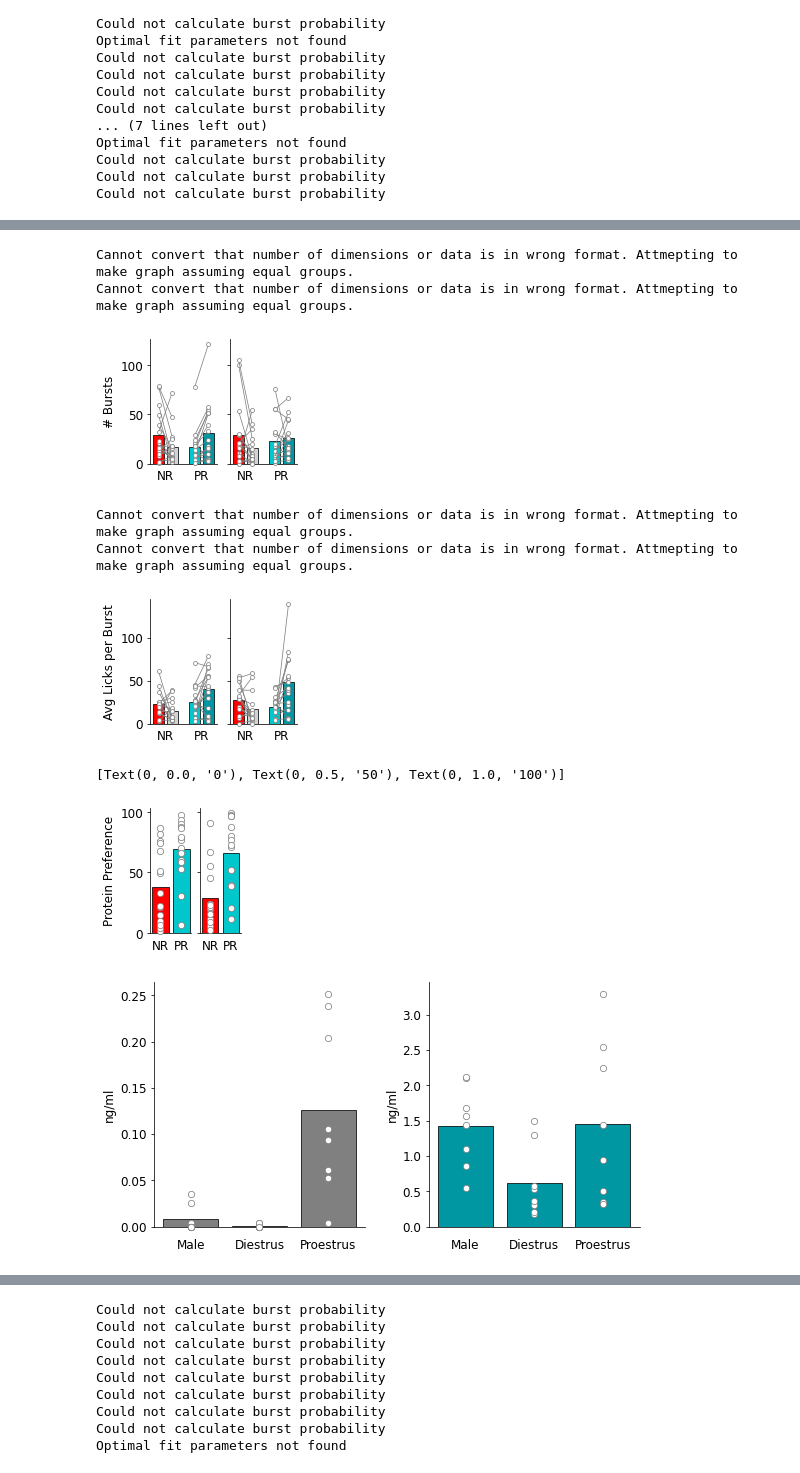
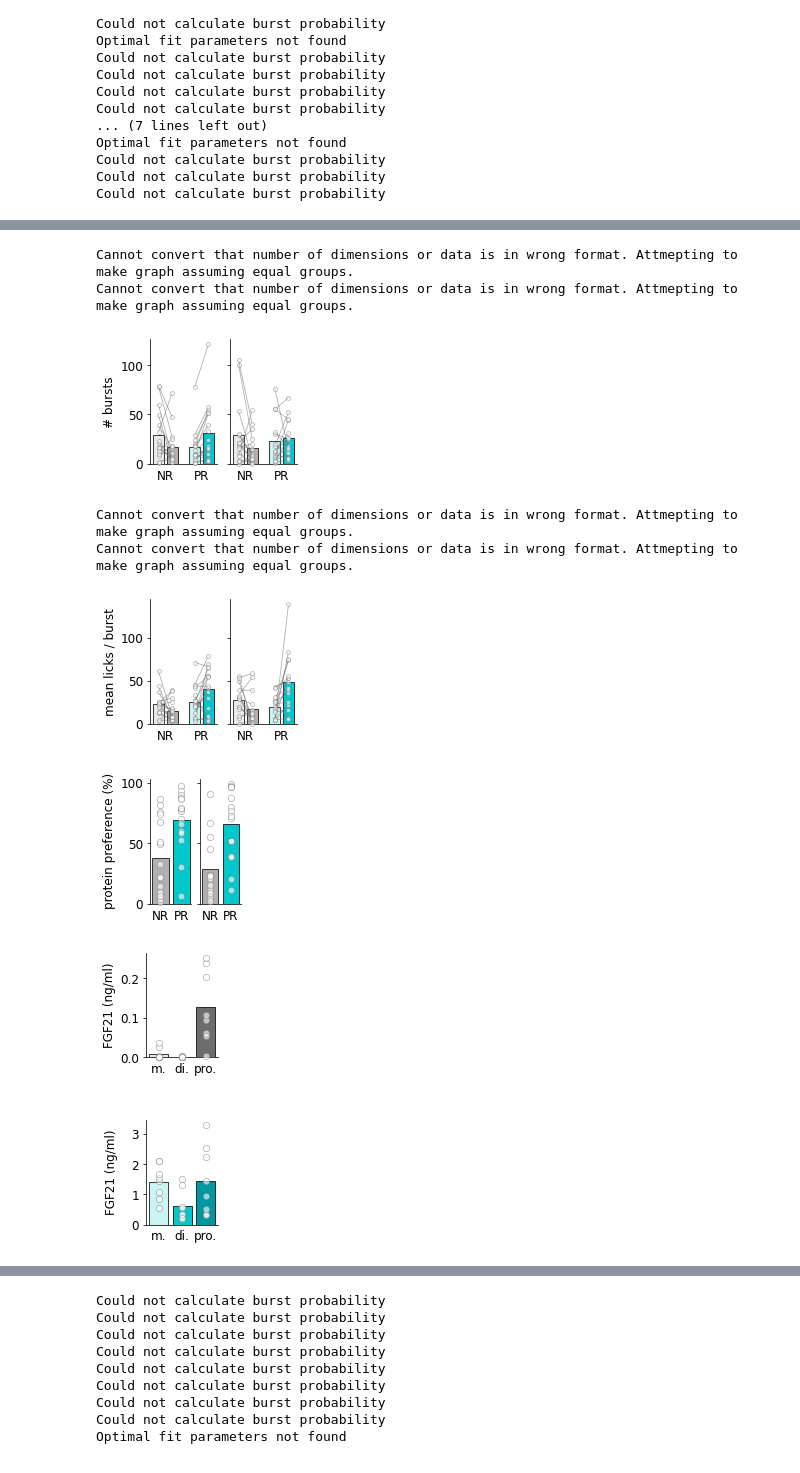
Before and after one commit to linneavolcko/ARP, a Jupyter notebook: src/ARP Paper Figures.ipynb, the cells around one changed output, grey strips where cells are left out. Saved outputs shown, nothing was run; the diff lists cells and outputs as text; code cells hidden in the pictures.

```diff
--- a/src/ARP Paper Figures.ipynb
+++ b/src/ARP Paper Figures.ipynb
@@ -15,10 +16,13 @@ df4 = pd.read_excel(excel_file, "FGF21")
 # %%
 colors_NR1 = "#EAEAEA"
 colors_NR2 = "#B0B0B1"
-colors_PR1 = "#00C7CC"
-colors_PR2 = "#0097A3"
+colors_NR3 = "#6D6D6D"
 
-colors_lines = "#7B7B7B"
+colors_PR1 = "#CCF3F4"
+colors_PR2 = "#00C7CC"
+colors_PR3 = "#0097A3"
+
+colors_lines = "#6e6e6e"
 
 scattersize = 40
 # %%
@@ -524,6 +769,8 @@ tp.barscatter([[Pref_NR_F_Malt["burst number"], Pref_NR_F_Cas["burst number"]],
               barfacecolor=[colors_NR1, colors_NR2, colors_PR1, colors_PR2],
               barfacecoloroption="individual",
               scattersize=scattersize,
+              scatteralpha=0.6,
+              scatterlinecolor= colors_lines,
               linewidth=0.75,
               ax=ax[0])
 
@@ -535,22 +782,24 @@ tp.barscatter([[remove_nans(Pref_NR_M_Malt["burst number"]), remove_nans(Pref_NR
               barfacecolor=[colors_NR1, colors_NR2, colors_PR1, colors_PR2],
               barfacecoloroption="individual",
               scattersize=scattersize,
+              scatteralpha=0.6,
+              scatterlinecolor= colors_lines,
               linewidth=0.75,
               ax=ax[1])
 
 
-ax[0].set_ylabel("# Bursts", fontsize = 12)
+ax[0].set_ylabel("# bursts", fontsize = 12)
 ax[0].tick_params(axis='y', labelsize=12)
 
 #ax[0].set_title("Female Mice")
 #ax[1].set_title("Male Mice")
 #f.suptitle("Preference Test Burst Number", fontsize = 20)
 
-f.savefig("..//output//preference_BN.eps")
+f.savefig("..//output//preference_BN.pdf")
 # %% [output]
 Cannot convert that number of dimensions or data is in wrong format. Attmepting to make graph assuming equal groups.
 Cannot convert that number of dimensions or data is in wrong format. Attmepting to make graph assuming equal groups.
-[figure, old version]
+[figure, new version]
 # %%
 
 f,ax=plt.subplots(figsize=(3.4,2.3), ncols=2, sharey=True, gridspec_kw={"left": 0.3})
@@ -562,6 +811,8 @@ tp.barscatter([[Pref_NR_F_Malt["burst size"], Pref_NR_F_Cas["burst size"]], [Pre
               barfacecolor=[colors_NR1, colors_NR2, colors_PR1, colors_PR2],
               barfacecoloroption="individual",
               scattersize=scattersize,
+              scatteralpha=0.6,
+              scatterlinecolor= colors_lines,
               linewidth=0.75,
               ax=ax[0])
 
@@ -573,22 +824,24 @@ tp.barscatter([[remove_nans(Pref_NR_M_Malt["burst size"]), remove_nans(Pref_NR_M
               barfacecolor=[colors_NR1, colors_NR2, colors_PR1, colors_PR2],
               barfacecoloroption="individual",
               scattersize=scattersize,
+              scatteralpha=0.6,
+              scatterlinecolor= colors_lines,
               linewidth=0.75,
               ax=ax[1])
 
 
-ax[0].set_ylabel("Avg Licks per Burst", fontsize = 12)
+ax[0].set_ylabel("mean licks / burst", fontsize = 12)
 ax[0].tick_params(axis='y', labelsize=12)
 
 #ax[0].set_title("Female Mice")
 #ax[1].set_title("Male Mice")
 #f.suptitle("Preference Test Burst Size", fontsize = 20)
 
-f.savefig("..//output//preference_BS.eps")
+f.savefig("..//output//preference_BS.pdf")
 # %% [output]
 Cannot convert that number of dimensions or data is in wrong format. Attmepting to make graph assuming equal groups.
 Cannot convert that number of dimensions or data is in wrong format. Attmepting to make graph assuming equal groups.
-[figure, old version]
+[figure, new version]
 # %%
 total_licks_NR_Male = []
 total_licks_NR_Female = []
@@ -617,8 +870,9 @@ f,ax=plt.subplots(figsize=(2.3,2.3), ncols=2, sharey=True, gridspec_kw={"left":
 tp.barscatter([PP_NR_Female, PP_PR_Female],
               grouplabel= ["NR", "PR"],
               xfontsize = 12,
-              barfacecolor=[colors_NR1, colors_PR1],
+              barfacecolor=[colors_NR2, colors_PR2],
               barfacecoloroption="individual",
+              scatteralpha=0.6,
               scattersize=scattersize,
               linewidth=0.75,
               ax=ax[0])
@@ -626,14 +880,15 @@ tp.barscatter([PP_NR_Female, PP_PR_Female],
 tp.barscatter([remove_nans(PP_NR_Male), remove_nans(PP_PR_Male)],
               grouplabel= ["NR", "PR"],
               xfontsize = 12,
-              barfacecolor=[colors_NR1, colors_PR1],
+              barfacecolor=[colors_NR2, colors_PR2],
               barfacecoloroption="individual",
               scattersize=scattersize,
+              scatteralpha=0.6,
               linewidth=0.75,
               ax=ax[1])
 
 
-ax[0].set_ylabel("Protein Preference", fontsize = 12)
+ax[0].set_ylabel("protein preference (%)", fontsize = 12)
 ax[0].tick_params(axis='y', labelsize=12)
 
 ax[0].set_yticks([0, 0.5, 1])
@@ -642,9 +897,10 @@ ax[0].set_yticklabels(["0", "50", "100"])
 #ax[0].set_title("Female Mice")
 #ax[1].set_title("Male Mice")
 #f.suptitle("Preference Test Protein Preference", fontsize = 20)
+
+f.savefig("..//output//protein_preference.pdf")
 # %% [output]
-[Text(0, 0.0, '0'), Text(0, 0.5, '50'), Text(0, 1.0, '100')]
-[figure, old version]
+[figure, new version]
 # %%
 # FGF21 levels
 
@@ -681,35 +937,41 @@ PR_Female_P_FGF21_PP  = df4_PR_F_P['Protein_Preference'].to_list()
 # %%
 #Plot for FGF21
 
-f,ax=plt.subplots(figsize=(9,4.5), ncols=2, gridspec_kw={"left": 0.15, "wspace":0.3})
+f,ax=plt.subplots(figsize=(2,5), nrows=2, gridspec_kw={"left": 0.4, "hspace":0.6})
 tp.barscatter([NR_Male_FGF21, NR_Female_D_FGF21, NR_Female_P_FGF21],
-              grouplabel= ["Male", "Diestrus", "Proestrus"],
+              grouplabel= ["m.", "di.", "pro."],
               xfontsize = 12,
-              barfacecolor=["grey","grey", "grey"],
+              barfacecolor=[colors_NR1, colors_NR2, colors_NR3],
               barfacecoloroption="individual",
               scattersize=scattersize,
+              scatteralpha=0.6,
               linewidth=0.75,
               ax=ax[0])
 
 tp.barscatter([PR_Male_FGF21, PR_Female_D_FGF21, PR_Female_P_FGF21],
-              grouplabel= ["Male", "Diestrus", "Proestrus"],
+              grouplabel= ["m.", "di.", "pro."],
               xfontsize = 12,
-              barfacecolor=["#0097A3", "#0097A3", "#0097A3"],
+              barfacecolor=[colors_PR1, colors_PR2, colors_PR3],
               barfacecoloroption="individual",
               scattersize=scattersize,
+              scatteralpha=0.6,
               linewidth=0.75,
               ax=ax[1])
 
 
-ax[0].set_ylabel("ng/ml", fontsize = 12)
+ax[0].set_ylabel("FGF21 (ng/ml)", fontsize = 12)
 ax[0].tick_params(axis='y', labelsize=12)
 
-ax[1].set_ylabel("ng/ml", fontsize = 12)
+ax[1].set_ylabel("FGF21 (ng/ml)", fontsize = 12, labelpad= 14
+
+                )
 ax[1].tick_params(axis='y', labelsize=12)
 
 #ax[0].set_title("NR")
 #ax[1].set_title("PR")
 
 #f.suptitle("Plasma FGF21", fontsize = 20)
+
+f.savefig("..//output//FGF21.pdf")
 # %% [output]
-[figure, old version]
+[figure, new version]
```
Also changed, not shown: parts of 18 cells of this notebook.
